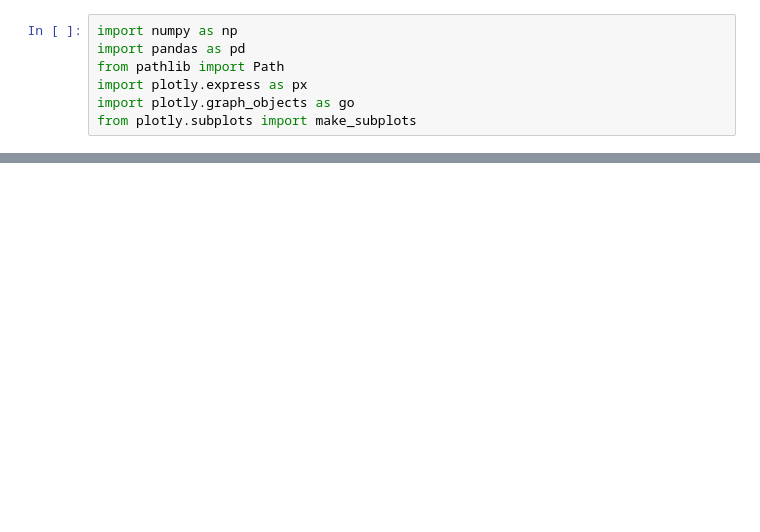
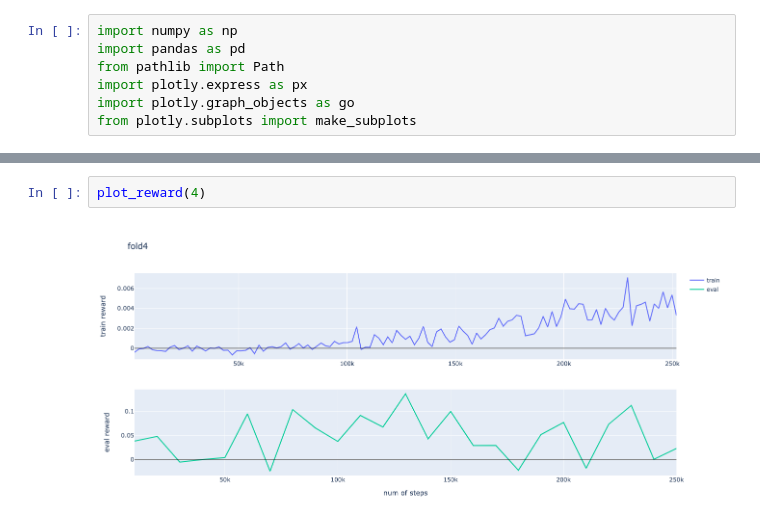
Before and after one commit to yamaguchi-milkcocholate/dqn-starter, a Jupyter notebook: notobooks/debug-loss.ipynb, the cells around one changed output, grey strips where cells are left out. Saved outputs shown, nothing was run; the diff lists cells and outputs as text; blank space fills up the shorter version.

```diff
--- a/notobooks/debug-loss.ipynb
+++ b/notobooks/debug-loss.ipynb
@@ -50,0 +66,4 @@ plot_reward(3)
+# %%
+plot_reward(4)
+# %% [output]
+[figure, added]
```
Also changed, not shown: parts of 6 cells of this notebook, 6 other files.
